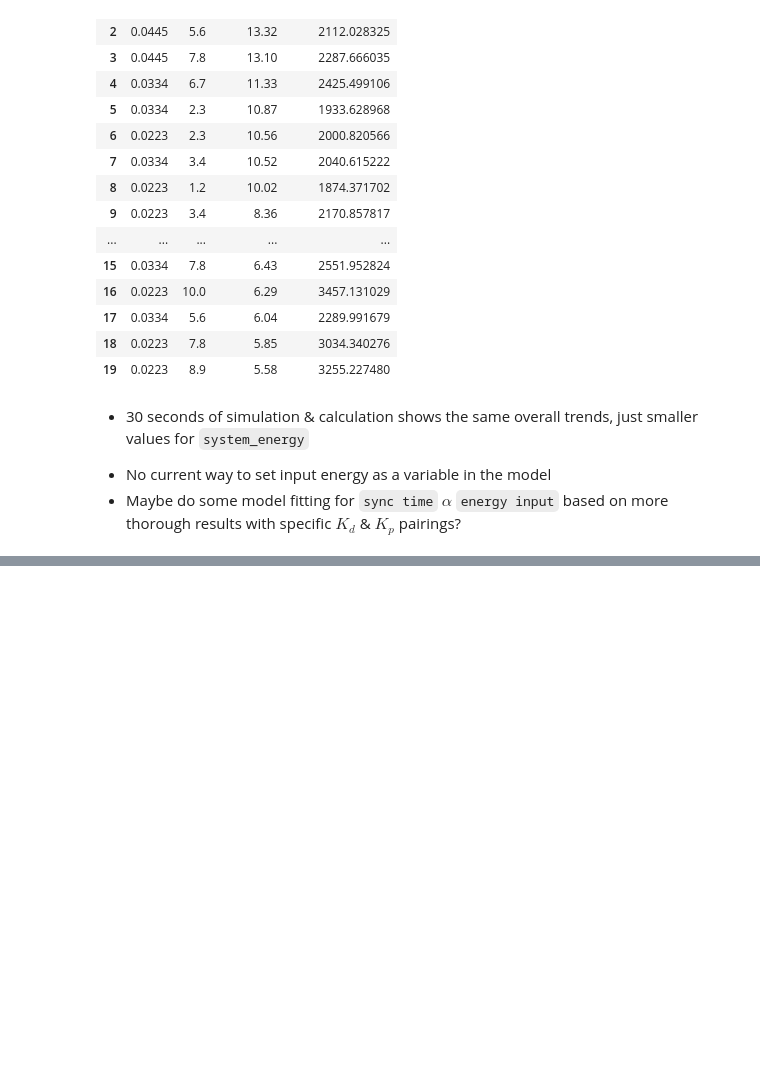
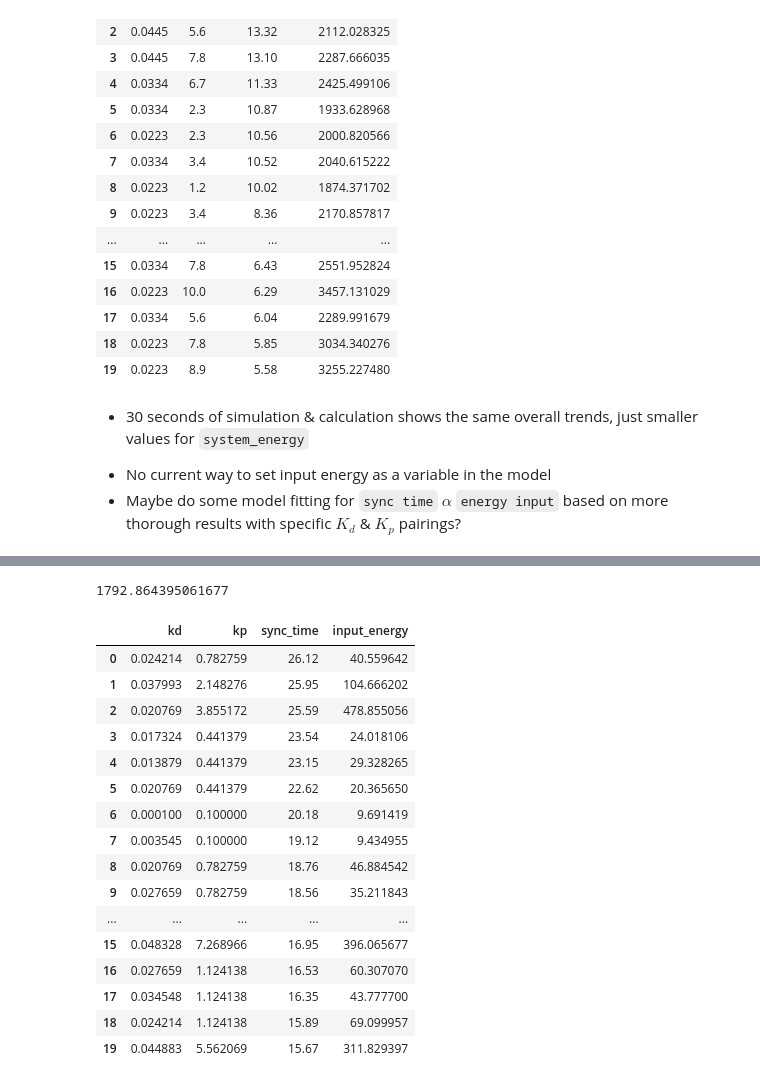
Before and after one commit to eric-yhchen/MDM2-Group-09, a Jupyter notebook: LC Model FLC Tests.ipynb, the cells around one changed output, grey strips where cells are left out. Saved outputs shown, nothing was run; the diff lists cells and outputs as text; code cells hidden in the pictures; blank space fills up the shorter version.

```diff
--- a/LC Model FLC Tests.ipynb
+++ b/LC Model FLC Tests.ipynb
@@ -915,0 +975,62 @@ data.head(20)
+# %%
+# no control model with time = 30
+model = solver(0, 0, 30)
+model.solve()
+model.calc_energy()
+print(model.system_energy)
+# %% [output]
+1792.864395061677
+# %%
+# make dataset
+# Proportional gain improves tracking but may cause oscillations.
+# Derivative gain reduces oscillations and improves damping.
+
+# derivative gain
+# this program is probably like O(n^4) or smth so keep num small
+kds = np.linspace(0.0001, 0.1, 30)
+
+# proportional gain
+kps = np.linspace(0.1, 10, 30)
+
+# results
+results = []
+
+# time
+time = 30
+
+for kd in kds:
+    for kp in kps:
+        # updated version of solver object code, now stores the system energy within the model
+        model = solver(kd, kp, time)
+        model.solve()
+        model.find_sync_time()
+        model.calc_energy()
+
+        input_energy = model.system_energy-1792.864395061677
+        # lower threshold for more data, 85%+ is still a reasonable boundary
+        if model.sync_threshold > 0.8 and input_energy < 5000:
+            # change to energy input
+            results.append({"kd": kd, "kp": kp, "sync_time": model.sync_time, "input_energy":
+                            input_energy})
+
+# results df, sorted by the sync time
+data = DataFrame(results).sort_values("sync_time", ascending=False).reset_index(drop=True)
+data.head(20)
+# %% [output]
+|  | kd | kp | sync_time | input_energy |
+| 0 | 0.024214 | 0.782759 | 26.12 | 40.559642 |
+| 1 | 0.037993 | 2.148276 | 25.95 | 104.666202 |
+| 2 | 0.020769 | 3.855172 | 25.59 | 478.855056 |
+| 3 | 0.017324 | 0.441379 | 23.54 | 24.018106 |
+| 4 | 0.013879 | 0.441379 | 23.15 | 29.328265 |
+| 5 | 0.020769 | 0.441379 | 22.62 | 20.365650 |
+| 6 | 0.000100 | 0.100000 | 20.18 | 9.691419 |
+| 7 | 0.003545 | 0.100000 | 19.12 | 9.434955 |
+| 8 | 0.020769 | 0.782759 | 18.76 | 46.884542 |
+| 9 | 0.027659 | 0.782759 | 18.56 | 35.211843 |
+| ... | ... | ... | ... | ... |
+| 15 | 0.048328 | 7.268966 | 16.95 | 396.065677 |
+| 16 | 0.027659 | 1.124138 | 16.53 | 60.307070 |
+| 17 | 0.034548 | 1.124138 | 16.35 | 43.777700 |
+| 18 | 0.024214 | 1.124138 | 15.89 | 69.099957 |
+| 19 | 0.044883 | 5.562069 | 15.67 | 311.829397 |
```
Also changed, not shown: parts of 12 cells of this notebook, 1 other file.
